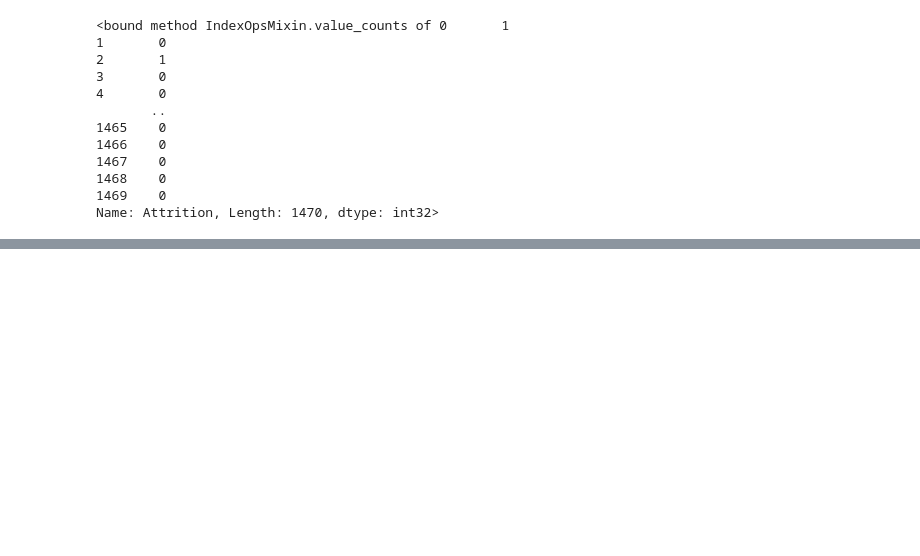
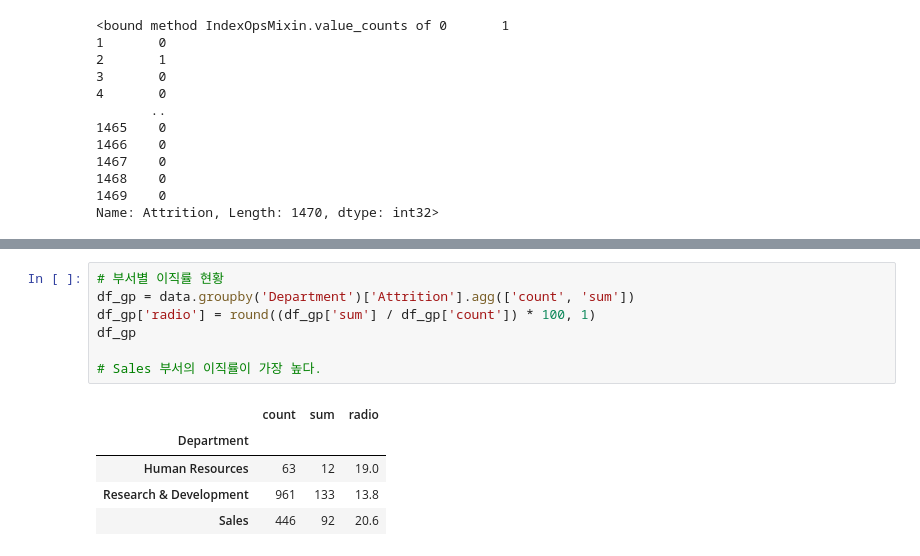
Before and after one commit to Git-Jeong/Machine_Learning, a Jupyter notebook: study/ex_06_선형분류_(직원_이직_예측).ipynb, the cells around one changed output, grey strips where cells are left out. Saved outputs shown, nothing was run; the diff lists cells and outputs as text; blank space fills up the shorter version.

```diff
--- a/study/ex_06_선형분류_(직원_이직_예측).ipynb
+++ b/study/ex_06_선형분류_(직원_이직_예측).ipynb
@@ -144,0 +178,13 @@ data[['Age_gp', 'Age']]
+# %%
+# 부서별 이직률 현황
+df_gp = data.groupby('Department')['Attrition'].agg(['count', 'sum'])
+df_gp['radio'] = round((df_gp['sum'] / df_gp['count']) * 100, 1)
+df_gp
+
+# Sales 부서의 이직률이 가장 높다.
+# %% [output]
+|  | count | sum | radio |
+| Department |  |  |  |
+| Human Resources | 63 | 12 | 19.0 |
+| Research & Development | 961 | 133 | 13.8 |
+| Sales | 446 | 92 | 20.6 |
```
Also changed, not shown: parts of 5 cells of this notebook.
